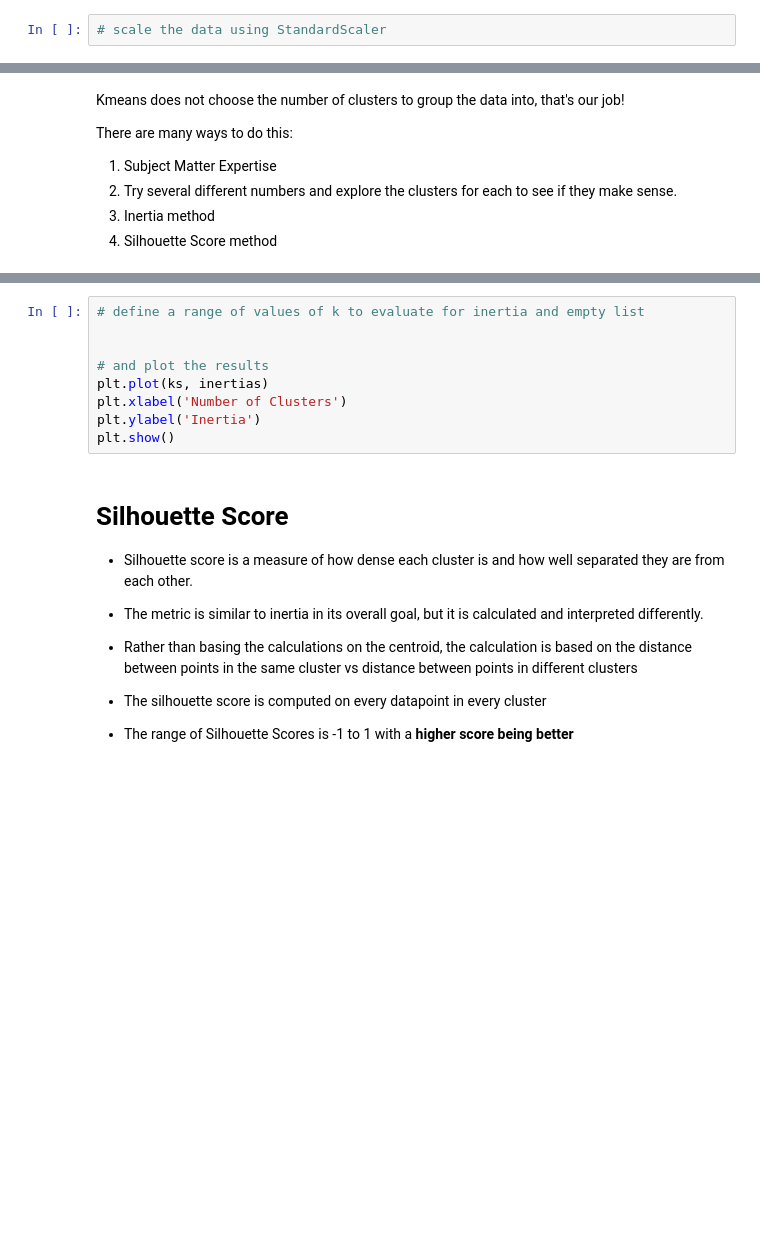
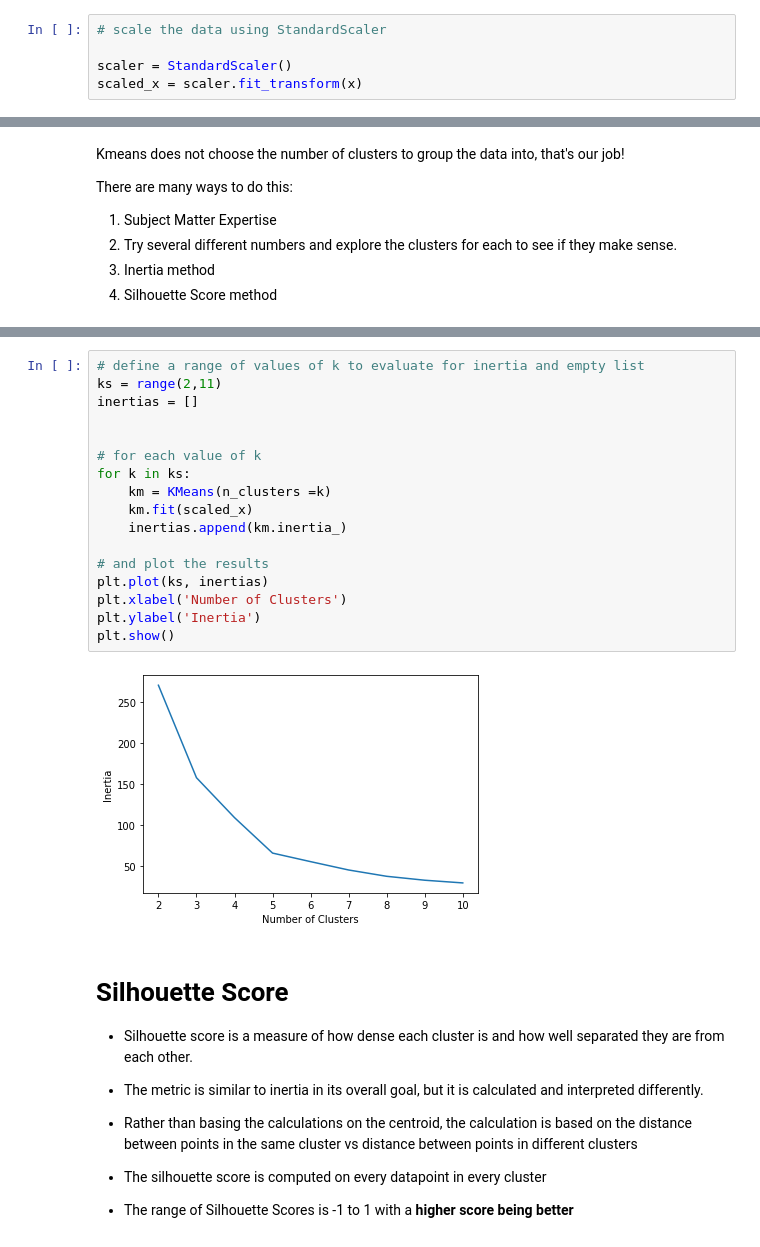
Before and after one commit to coding-dojo-data-science/AML_Week1, a Jupyter notebook: Code_along_Mall_Customer_Analysis_with_Clustering.ipynb, the cells around one changed output, grey strips where cells are left out. Saved outputs shown, nothing was run; the diff lists cells and outputs as text; blank space fills up the shorter version.

```diff
--- a/Code_along_Mall_Customer_Analysis_with_Clustering.ipynb
+++ b/Code_along_Mall_Customer_Analysis_with_Clustering.ipynb
@@ -102,6 +115,9 @@ plt.legend()
 # Scale the Data
 # %%
 # scale the data using StandardScaler
+
+scaler = StandardScaler()
+scaled_x = scaler.fit_transform(x)
 # %% [markdown]
 # KMeans number of features Poll
 # %% [markdown]
@@ -134,13 +150,23 @@ There are many ways to do this:
 ![image.png](embedded-picture-1)
 # %%
 # define a range of values of k to evaluate for inertia and empty list
+ks = range(2,11)
+inertias = []
 
+
+# for each value of k
+for k in ks:
+    km = KMeans(n_clusters =k)
+    km.fit(scaled_x)
+    inertias.append(km.inertia_)
 
 # and plot the results
 plt.plot(ks, inertias)
 plt.xlabel('Number of Clusters')
 plt.ylabel('Inertia')
 plt.show()
+# %% [output]
+[figure, added]
 # %% [markdown]
 # Silhouette Score
 
```
Also changed, not shown: parts of 16 cells of this notebook.
